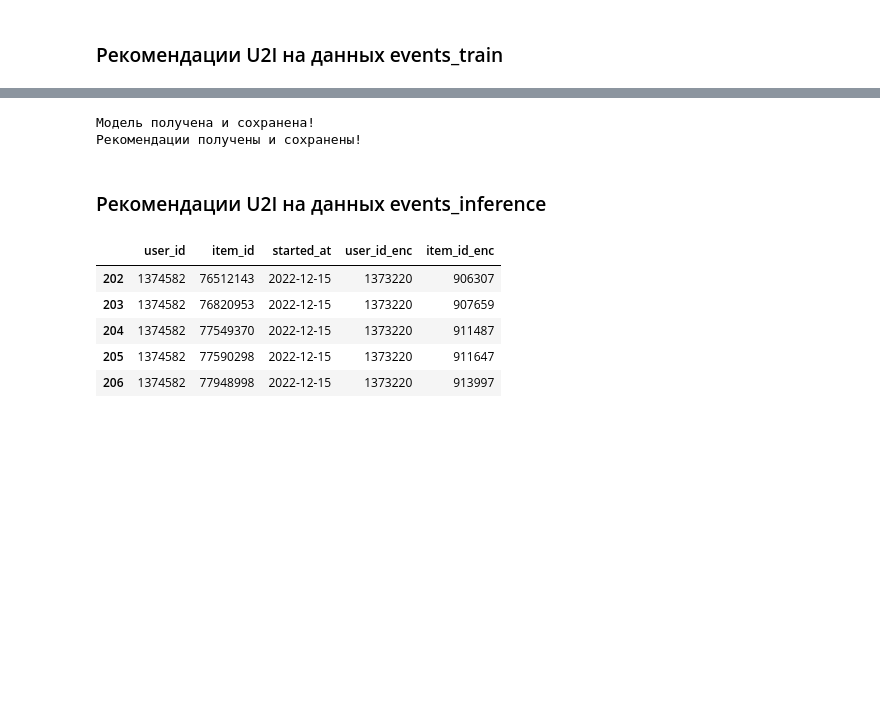
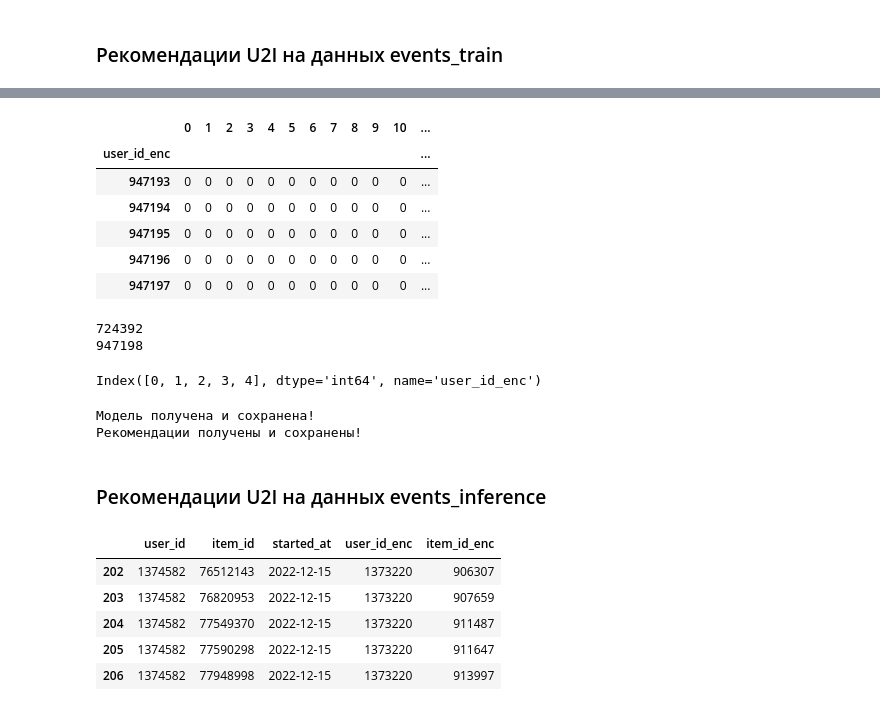
Before and after one commit to alien150684/banking_products_recom, a Jupyter notebook: recommendations.ipynb, the cells around one changed output, grey strips where cells are left out. Cells and saved outputs as stored; diff of their text form; code cells hidden in the pictures; blank space fills up the shorter version.

```diff
--- a/recommendations.ipynb
+++ b/recommendations.ipynb
@@ -841,2 +837,24 @@ print(items.shape[0])
+# %%
+u2i_train_df.tail()
+# %% [output]
+|  | 0 | 1 | 2 | 3 | 4 | 5 | 6 | 7 | 8 | 9 | 10 | ... |
+| user_id_enc |  |  |  |  |  |  |  |  |  |  |  | ... |
+| 947193 | 0 | 0 | 0 | 0 | 0 | 0 | 0 | 0 | 0 | 0 | 0 | ... |
+| 947194 | 0 | 0 | 0 | 0 | 0 | 0 | 0 | 0 | 0 | 0 | 0 | ... |
+| 947195 | 0 | 0 | 0 | 0 | 0 | 0 | 0 | 0 | 0 | 0 | 0 | ... |
+| 947196 | 0 | 0 | 0 | 0 | 0 | 0 | 0 | 0 | 0 | 0 | 0 | ... |
+| 947197 | 0 | 0 | 0 | 0 | 0 | 0 | 0 | 0 | 0 | 0 | 0 | ... |
+# %%
+# Подсчитываем количество строк, где сумма больше 0 (т.е., есть хотя бы одно значение 1)
+count_null_rows = (u2i_train_df.sum(axis=1) > 0).sum()
+print(count_null_rows)
+print(u2i_train_df.shape[0])
+# %% [output]
+724392
+947198
+# %%
+u2i_train_df.index[:5]
+# %% [output]
+Index([0, 1, 2, 3, 4], dtype='int64', name='user_id_enc')
 # %%
 # Получим рекомендации для всех имеющихся пользователей
```
Also changed, not shown: parts of 13 cells of this notebook.
